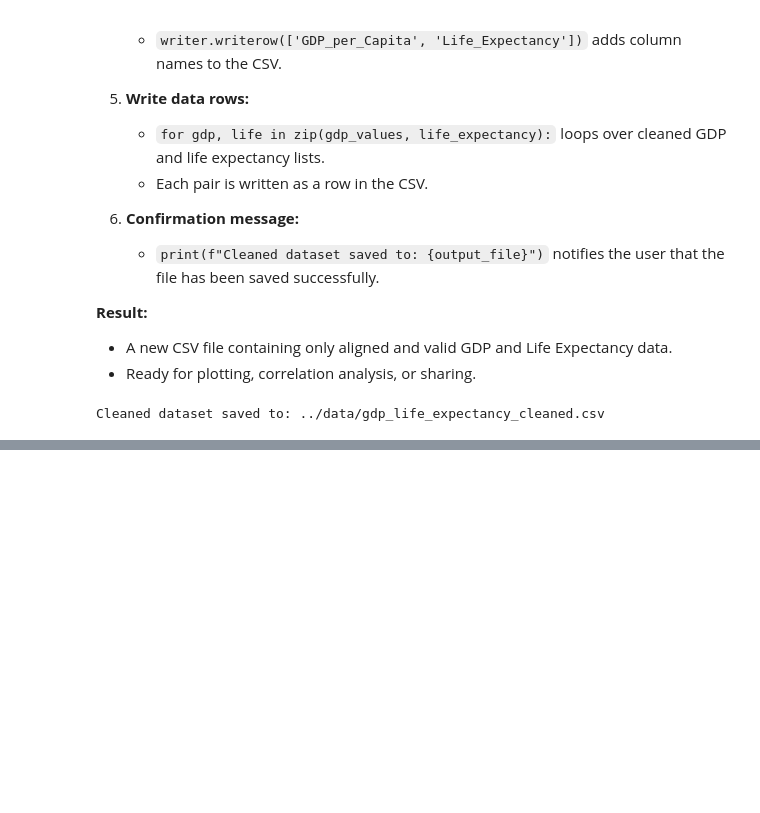
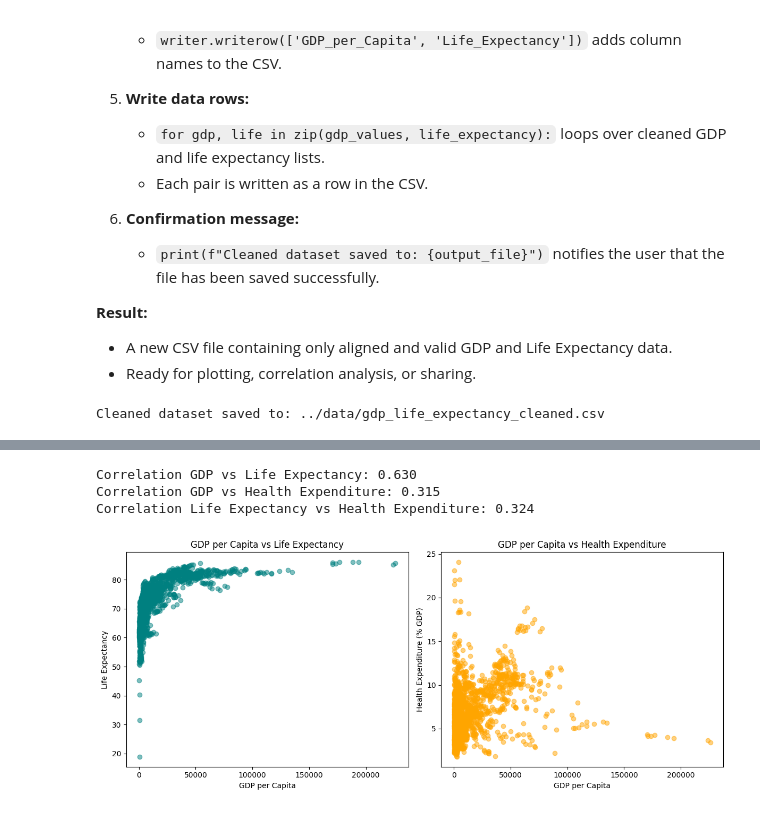
Before and after one commit to bracagliagiulia/wealth-of-nations-analysis, a Jupyter notebook: notebook/explore_healthcare_vs_economy.ipynb, the cells around one changed output, grey strips where cells are left out. Saved outputs shown, nothing was run; the diff lists cells and outputs as text; code cells hidden in the pictures; blank space fills up the shorter version.

Commit message:
Updated notebook with new analysis

```diff
--- a/notebook/explore_healthcare_vs_economy.ipynb
+++ b/notebook/explore_healthcare_vs_economy.ipynb
@@ -775,0 +801,15 @@ Cleaned dataset saved to: ../data/gdp_life_expectancy_cleaned.csv
+# %%
+# Extract healthcare expenditure and life expectancy, skipping invalid rows
+health_exp = []
+life_expectancy_values = []
+
+for row in data:
+    try:
+        exp = float(row[3])   # Health expenditure (% of GDP)
+        life = float(row[4])  # Life expectancy
+        health_exp.append(exp)
+        life_expectancy_values.append(life)
+    except:
+        pass
+
+print("Number of valid entries:", len(health_exp), len(life_expectancy_values))
@@ -775,0 +900,59 @@ Cleaned dataset saved to: ../data/gdp_life_expectancy_cleaned.csv
+# %%
+# --- Correlation Analysis: GDP, Life Expectancy, Health Expenditure ---
+
+import numpy as np
+import matplotlib.pyplot as plt
+
+# Extract columns, skip invalid rows
+gdp_clean = []
+life_clean = []
+health_clean = []
+
+for row in data:
+    try:
+        gdp_val = float(row[2])
+        life_val = float(row[4])
+        health_val = float(row[3])
+        gdp_clean.append(gdp_val)
+        life_clean.append(life_val)
+        health_clean.append(health_val)
+    except:
+        pass  # Skip invalid rows
+
+# Align arrays
+min_len = min(len(gdp_clean), len(life_clean), len(health_clean))
+gdp_arr = np.array(gdp_clean[:min_len])
+life_arr = np.array(life_clean[:min_len])
+health_arr = np.array(health_clean[:min_len])
+
+# Compute correlations
+corr_gdp_life = np.corrcoef(gdp_arr, life_arr)[0, 1]
+corr_gdp_health = np.corrcoef(gdp_arr, health_arr)[0, 1]
+corr_life_health = np.corrcoef(life_arr, health_arr)[0, 1]
+
+print(f"Correlation GDP vs Life Expectancy: {corr_gdp_life:.3f}")
+print(f"Correlation GDP vs Health Expenditure: {corr_gdp_health:.3f}")
+print(f"Correlation Life Expectancy vs Health Expenditure: {corr_life_health:.3f}")
+
+# Scatter plots
+plt.figure(figsize=(12,5))
+
+plt.subplot(1,2,1)
+plt.scatter(gdp_arr, life_arr, alpha=0.5, color='teal')
+plt.title("GDP per Capita vs Life Expectancy")
+plt.xlabel("GDP per Capita")
+plt.ylabel("Life Expectancy")
+
+plt.subplot(1,2,2)
+plt.scatter(gdp_arr, health_arr, alpha=0.5, color='orange')
+plt.title("GDP per Capita vs Health Expenditure")
+plt.xlabel("GDP per Capita")
+plt.ylabel("Health Expenditure (% GDP)")
+
+plt.tight_layout()
+plt.show()
+# %% [output]
+Correlation GDP vs Life Expectancy: 0.630
+Correlation GDP vs Health Expenditure: 0.315
+Correlation Life Expectancy vs Health Expenditure: 0.324
+[figure, added]
```
Also changed, not shown: parts of 20 cells of this notebook.
